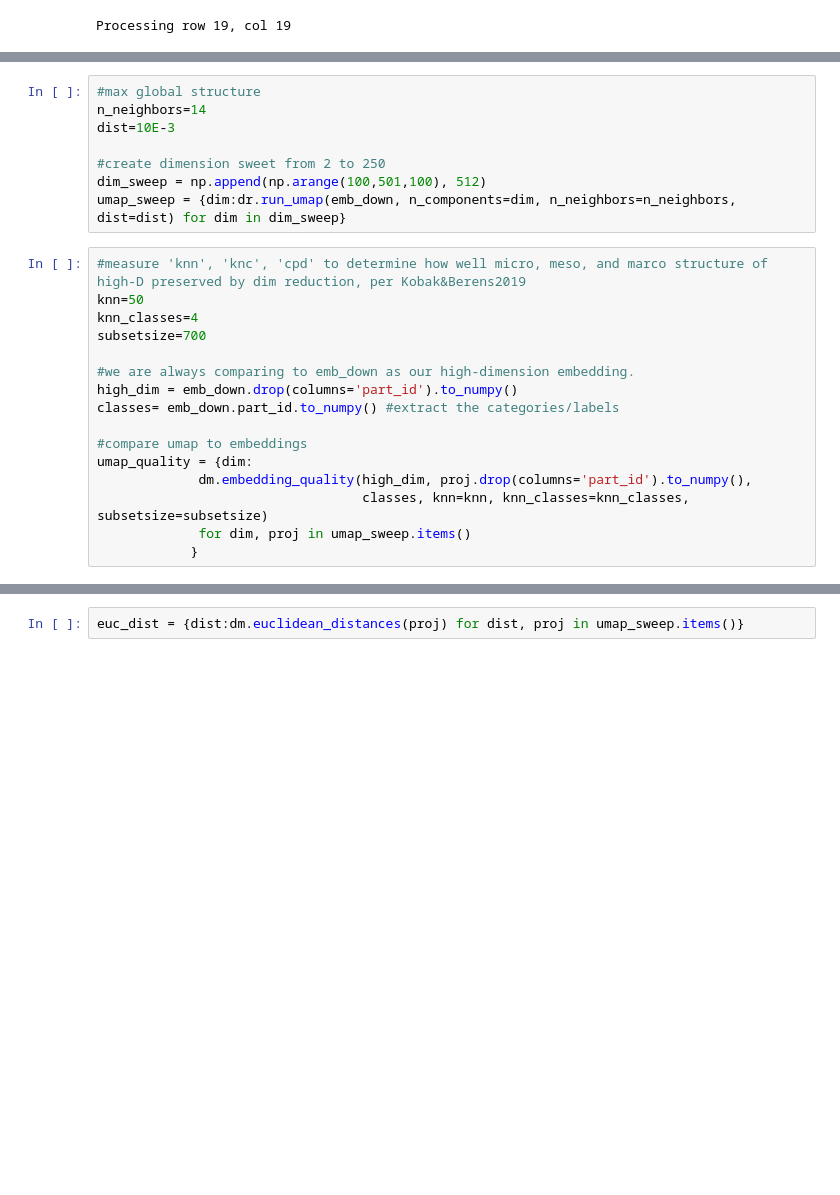
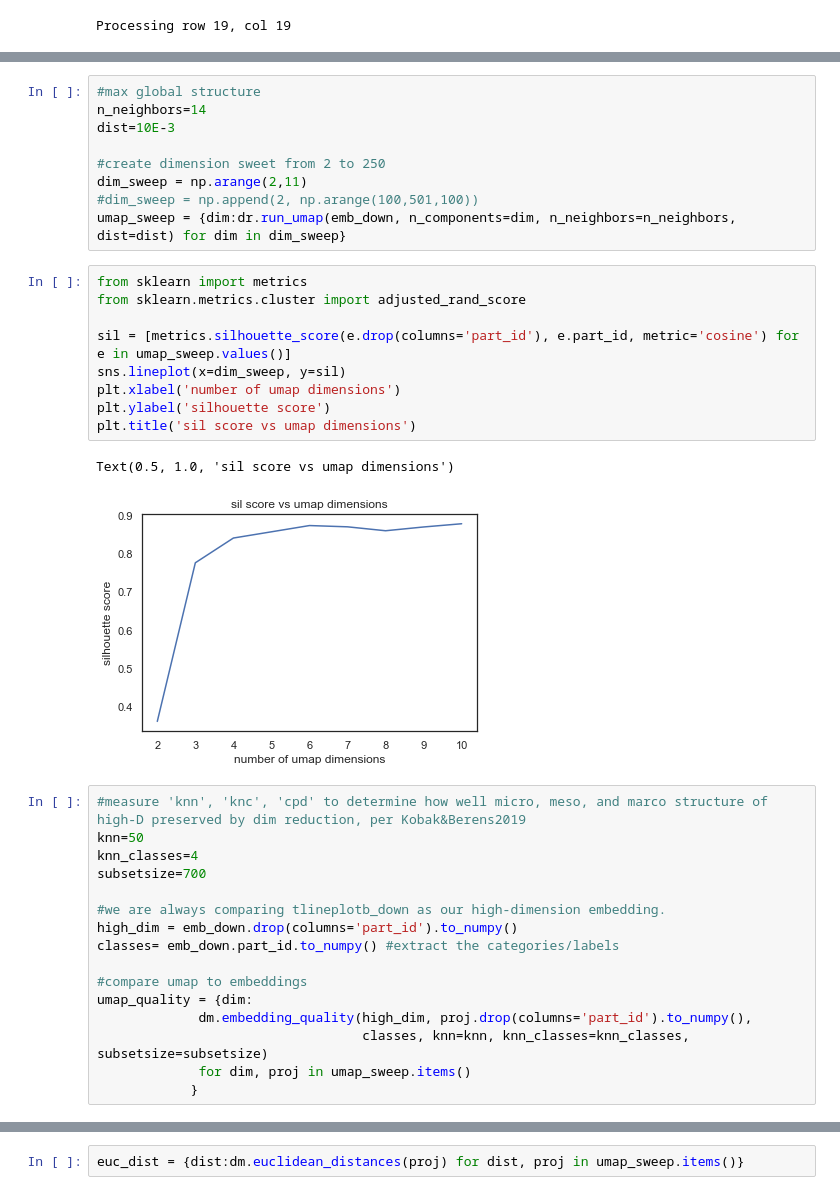
Before and after one commit to Rahul-Brito/infantvoice, a Jupyter notebook: scripts/Dim Reduc Sweep.ipynb, the cells around one changed output, grey strips where cells are left out. Drawn from its saved outputs; the diff is of its cells as text; blank space fills up the shorter version.

```diff
--- a/scripts/Dim Reduc Sweep.ipynb
+++ b/scripts/Dim Reduc Sweep.ipynb
@@ -71,15 +88,28 @@ n_neighbors=14
 dist=10E-3
 
 #create dimension sweet from 2 to 250
-dim_sweep = np.append(np.arange(100,501,100), 512)
+dim_sweep = np.arange(2,11)
+#dim_sweep = np.append(2, np.arange(100,501,100))
 umap_sweep = {dim:dr.run_umap(emb_down, n_components=dim, n_neighbors=n_neighbors, dist=dist) for dim in dim_sweep}
+# %%
+from sklearn import metrics
+from sklearn.metrics.cluster import adjusted_rand_score
+
+sil = [metrics.silhouette_score(e.drop(columns='part_id'), e.part_id, metric='cosine') for e in umap_sweep.values()]
+sns.lineplot(x=dim_sweep, y=sil)
+plt.xlabel('number of umap dimensions')
+plt.ylabel('silhouette score')
+plt.title('sil score vs umap dimensions')
+# %% [output]
+Text(0.5, 1.0, 'sil score vs umap dimensions')
+[figure, added]
 # %%
 #measure 'knn', 'knc', 'cpd' to determine how well micro, meso, and marco structure of high-D preserved by dim reduction, per Kobak&Berens2019
 knn=50
 knn_classes=4
 subsetsize=700
 
-#we are always comparing to emb_down as our high-dimension embedding.
+#we are always comparing tlineplotb_down as our high-dimension embedding.
 high_dim = emb_down.drop(columns='part_id').to_numpy()
 classes= emb_down.part_id.to_numpy() #extract the categories/labels
 
```
Also changed, not shown: parts of 10 cells of this notebook, 2 other files.
